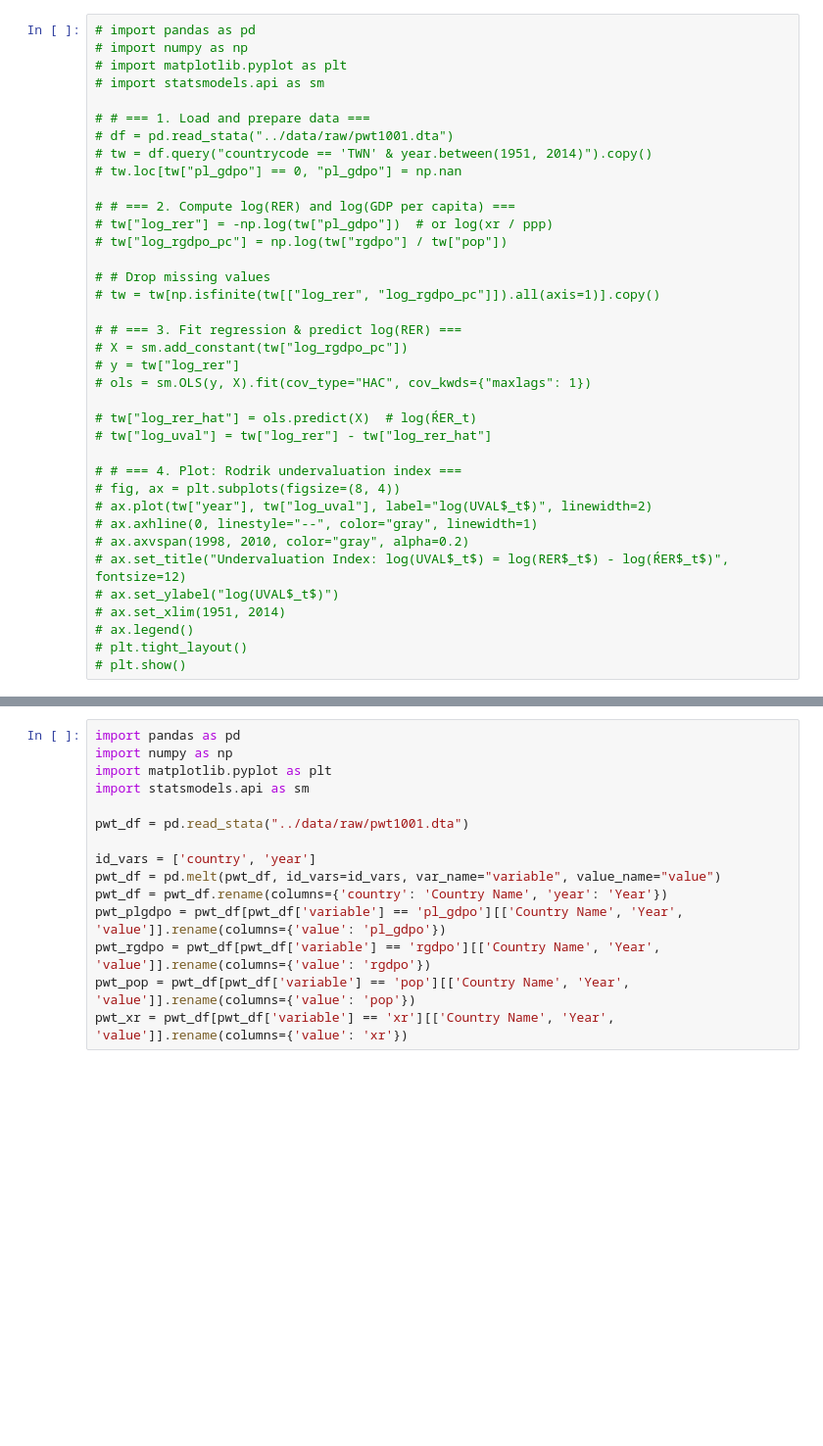
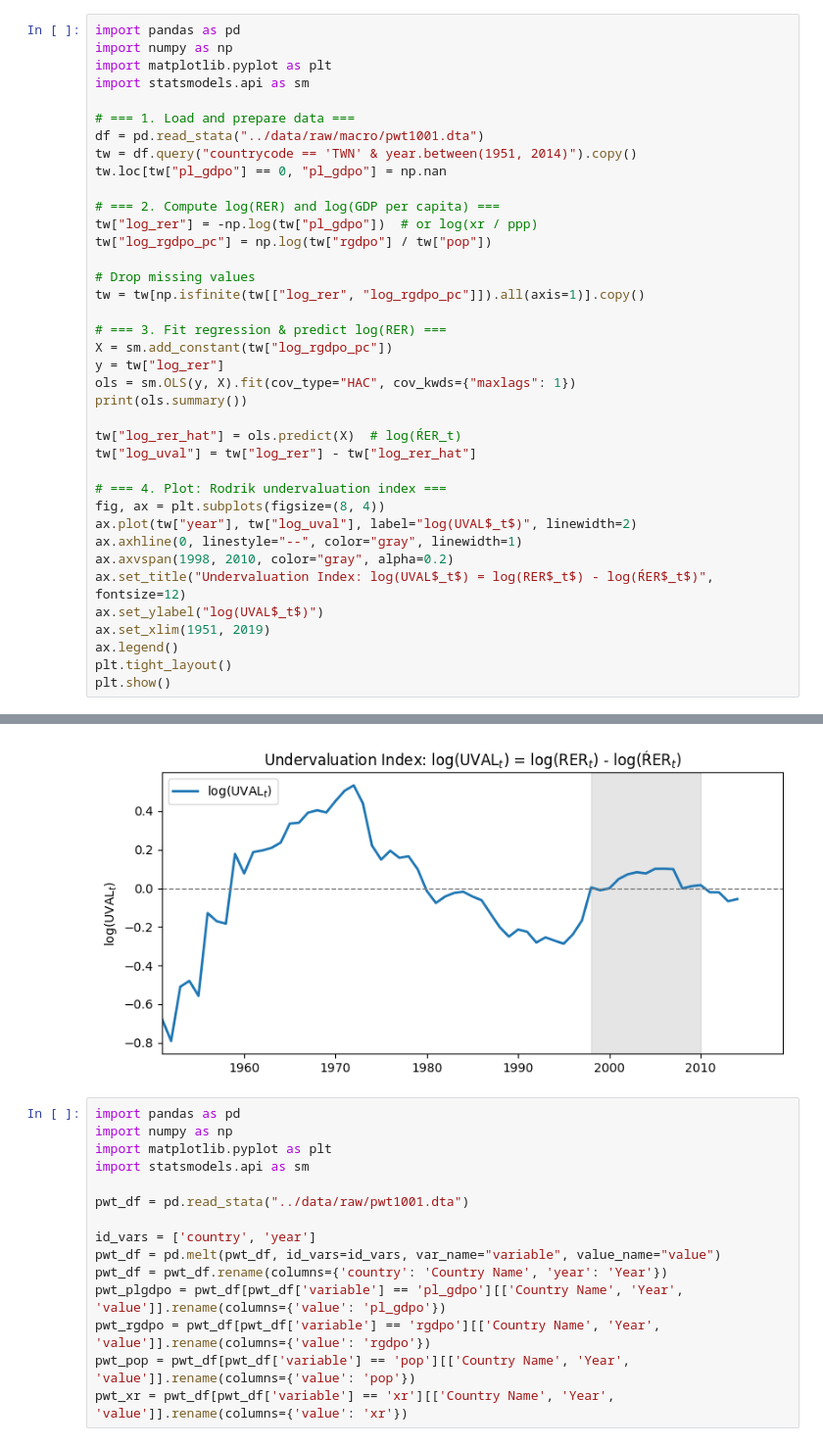
Before and after one commit to xiaolong70701/tariff, a Jupyter notebook: notebook/main.ipynb, the cells around one changed output, grey strips where cells are left out. Shown: that part at 98% size. Cells and saved outputs as stored; diff of their text form; blank space fills up the shorter version.

Commit message:
add pl_gdpo and plot algo

```diff
--- a/notebook/main.ipynb
+++ b/notebook/main.ipynb
@@ -1,37 +1,39 @@
 # %%
-# import pandas as pd
-# import numpy as np
-# import matplotlib.pyplot as plt
-# import statsmodels.api as sm
+import pandas as pd
+import numpy as np
+import matplotlib.pyplot as plt
+import statsmodels.api as sm
 
-# # === 1. Load and prepare data ===
-# df = pd.read_stata("../data/raw/pwt1001.dta")
-# tw = df.query("countrycode == 'TWN' & year.between(1951, 2014)").copy()
-# tw.loc[tw["pl_gdpo"] == 0, "pl_gdpo"] = np.nan
+# === 1. Load and prepare data ===
+df = pd.read_stata("../data/raw/macro/pwt1001.dta")
+tw = df.query("countrycode == 'TWN' & year.between(1951, 2014)").copy()
+tw.loc[tw["pl_gdpo"] == 0, "pl_gdpo"] = np.nan
 
-# # === 2. Compute log(RER) and log(GDP per capita) ===
-# tw["log_rer"] = -np.log(tw["pl_gdpo"])  # or log(xr / ppp)
-# tw["log_rgdpo_pc"] = np.log(tw["rgdpo"] / tw["pop"])
+# === 2. Compute log(RER) and log(GDP per capita) ===
+tw["log_rer"] = -np.log(tw["pl_gdpo"])  # or log(xr / ppp)
+tw["log_rgdpo_pc"] = np.log(tw["rgdpo"] / tw["pop"])
 
-# # Drop missing values
-# tw = tw[np.isfinite(tw[["log_rer", "log_rgdpo_pc"]]).all(axis=1)].copy()
+# Drop missing values
+tw = tw[np.isfinite(tw[["log_rer", "log_rgdpo_pc"]]).all(axis=1)].copy()
 
-# # === 3. Fit regression & predict log(RER) ===
-# X = sm.add_constant(tw["log_rgdpo_pc"])
-# y = tw["log_rer"]
-# ols = sm.OLS(y, X).fit(cov_type="HAC", cov_kwds={"maxlags": 1})
+# === 3. Fit regression & predict log(RER) ===
+X = sm.add_constant(tw["log_rgdpo_pc"])
+y = tw["log_rer"]
+ols = sm.OLS(y, X).fit(cov_type="HAC", cov_kwds={"maxlags": 1})
+print(ols.summary())
 
-# tw["log_rer_hat"] = ols.predict(X)  # log(ŔER_t)
-# tw["log_uval"] = tw["log_rer"] - tw["log_rer_hat"]
+tw["log_rer_hat"] = ols.predict(X)  # log(ŔER_t)
+tw["log_uval"] = tw["log_rer"] - tw["log_rer_hat"]
 
-# # === 4. Plot: Rodrik undervaluation index ===
-# fig, ax = plt.subplots(figsize=(8, 4))
-# ax.plot(tw["year"], tw["log_uval"], label="log(UVAL$_t$)", linewidth=2)
-# ax.axhline(0, linestyle="--", color="gray", linewidth=1)
-# ax.axvspan(1998, 2010, color="gray", alpha=0.2)
-# ax.set_title("Undervaluation Index: log(UVAL$_t$) = log(RER$_t$) - log(ŔER$_t$)", fontsize=12)
-# ax.set_ylabel("log(UVAL$_t$)")
-# ax.set_xlim(1951, 2014)
-# ax.legend()
-# plt.tight_layout()
-# plt.show()
+# === 4. Plot: Rodrik undervaluation index ===
+fig, ax = plt.subplots(figsize=(8, 4))
+ax.plot(tw["year"], tw["log_uval"], label="log(UVAL$_t$)", linewidth=2)
+ax.axhline(0, linestyle="--", color="gray", linewidth=1)
+ax.axvspan(1998, 2010, color="gray", alpha=0.2)
+ax.set_title("Undervaluation Index: log(UVAL$_t$) = log(RER$_t$) - log(ŔER$_t$)", fontsize=12)
+ax.set_ylabel("log(UVAL$_t$)")
+ax.set_xlim(1951, 2019)
+ax.legend()
+plt.tight_layout()
+plt.show()
+# %% [output]
@@ -38,3 +57,4 @@
+[figure, added]
 # %%
 import pandas as pd
 import numpy as np
```
Also changed, not shown: parts of 1 cell of this notebook, 54 other files.
